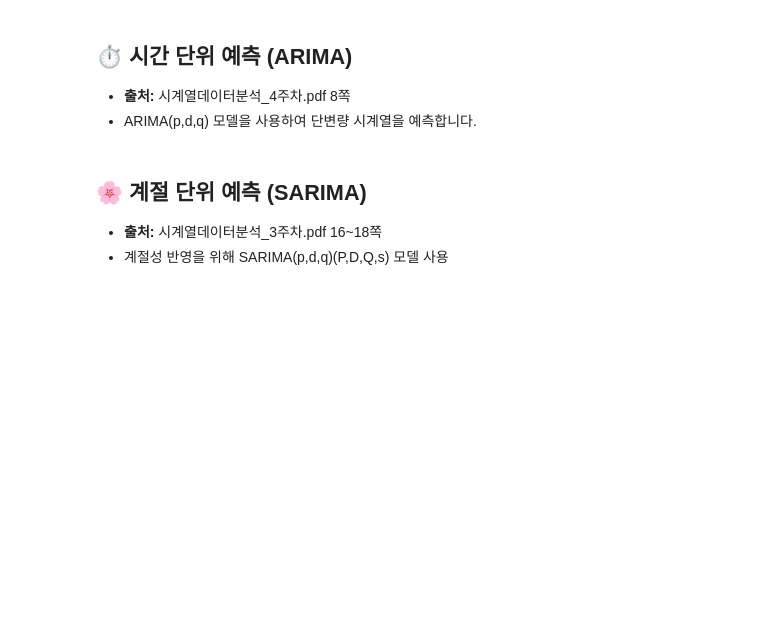
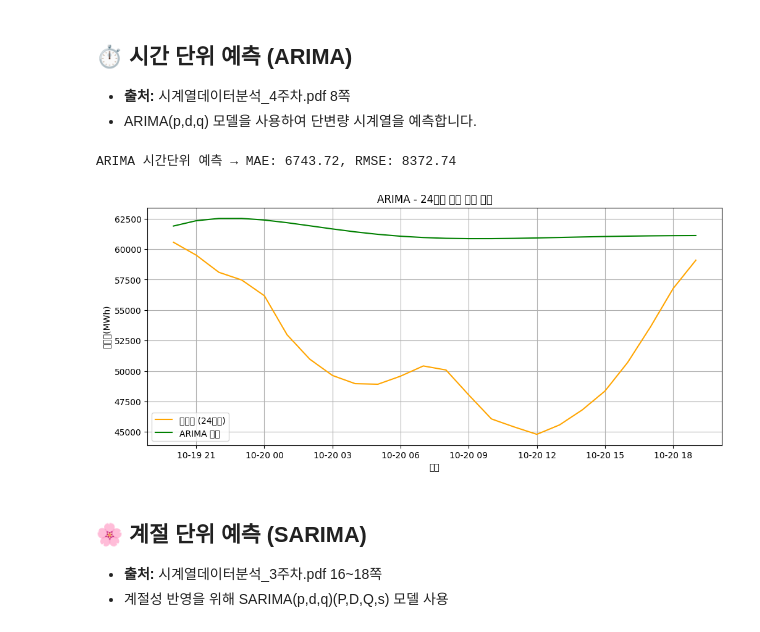
Before and after one commit to doyoung241/-, a Jupyter notebook: 전력수요_예측_3관점_완성본.ipynb, the cells around one changed output. Saved outputs shown, nothing was run; the diff lists cells and outputs as text; code cells hidden in the pictures; blank space fills up the shorter version.

```diff
--- a/전력수요_예측_3관점_완성본.ipynb
+++ b/전력수요_예측_3관점_완성본.ipynb
@@ -28,24 +36,32 @@ df.head()
 # %%
 # train/test 분리
 split_idx = int(len(df)*0.8)
 train = df.iloc[:split_idx]
 test = df.iloc[split_idx:]
 
 # 모델 학습 및 예측
 model = ARIMA(train, order=(3,1,2))
 model_fit = model.fit()
 pred = model_fit.forecast(steps=len(test))
 
 # 성능 평가
 mae = mean_absolute_error(test, pred)
-rmse = mean_squared_error(test, pred, squared=False)
+rmse = mean_squared_error(test, pred) ** 0.5  # 수정된 부분
 print(f'ARIMA 시간단위 예측 → MAE: {mae:.2f}, RMSE: {rmse:.2f}')
 
-# 시각화
-plt.figure(figsize=(15,5))
-plt.plot(train.index, train['수요량(MWh)'], label='Train')
-plt.plot(test.index, test['수요량(MWh)'], label='Test')
-plt.plot(test.index, pred, label='ARIMA 예측')
-plt.title('ARIMA - 시간 단위 예측')
+# ✅ 24시간만 시각화
+test_24 = test.iloc[:24]
+pred_24 = pred[:24]
+
+plt.figure(figsize=(12,5))
+plt.plot(test_24.index, test_24['수요량(MWh)'], label='실제값 (24시간)', color='orange')
+plt.plot(test_24.index, pred_24, label='ARIMA 예측', color='green')
+plt.title('ARIMA - 24시간 전력 수요 예측')
+plt.xlabel('시간')
+plt.ylabel('수요량(MWh)')
 plt.legend()
+plt.grid(True)
 plt.show()
+# %% [output]
+ARIMA 시간단위 예측 → MAE: 6743.72, RMSE: 8372.74
+[figure, added]
```
Also changed, not shown: parts of 5 cells of this notebook.
